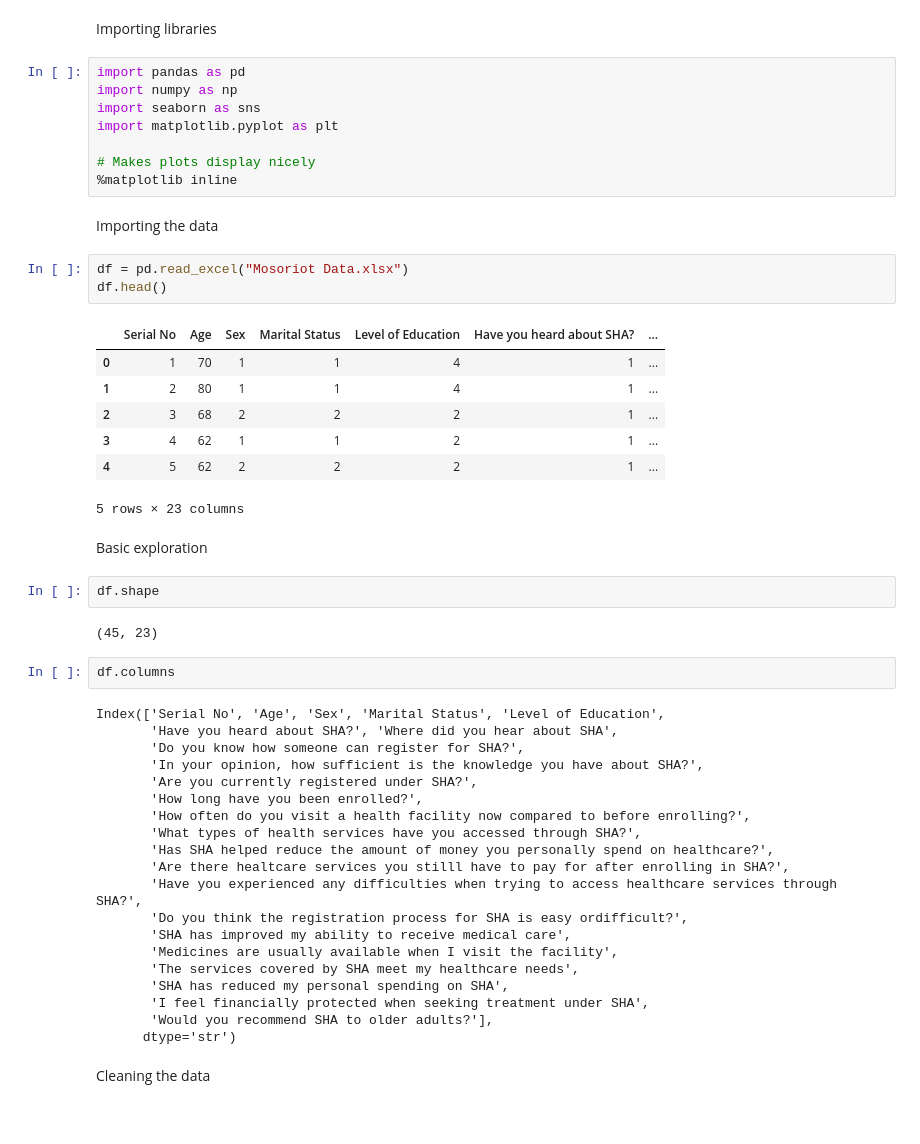
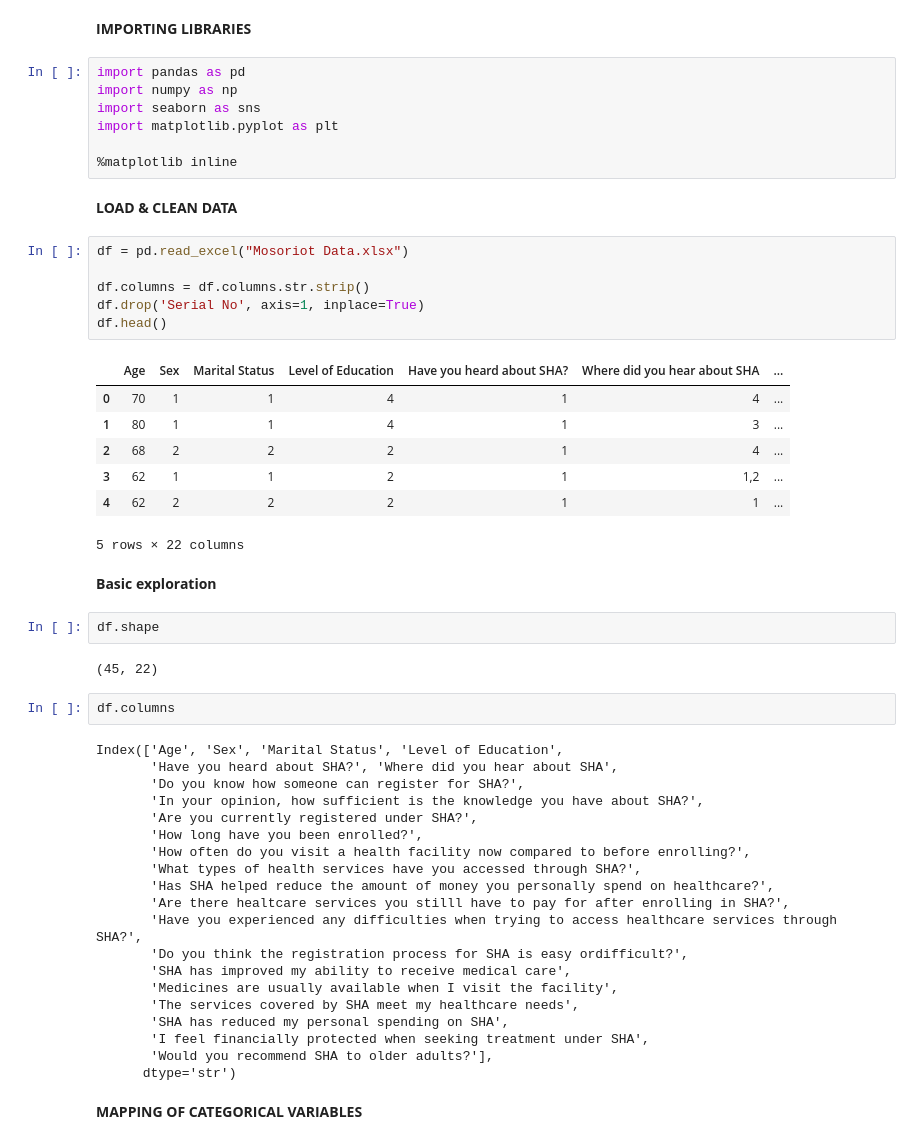
Before and after one commit to DennoCheru/Mosoriot, a Jupyter notebook: Mosoriot.ipynb, the cells around one changed output. Drawn from its saved outputs; the diff is of its cells as text.

```diff
--- a/Mosoriot.ipynb
+++ b/Mosoriot.ipynb
@@ -1,36 +1,38 @@
 # %% [markdown]
-Importing libraries
+**IMPORTING LIBRARIES**
 # %%
 import pandas as pd
 import numpy as np
 import seaborn as sns
 import matplotlib.pyplot as plt
 
-# Makes plots display nicely
 %matplotlib inline
 # %% [markdown]
-Importing the data
+**LOAD & CLEAN DATA**
 # %%
 df = pd.read_excel("Mosoriot Data.xlsx")
+
+df.columns = df.columns.str.strip()
+df.drop('Serial No', axis=1, inplace=True)
 df.head()
 # %% [output]
-|  | Serial No | Age | Sex | Marital Status | Level of Education | Have you heard about SHA? | ... |
-| 0 | 1 | 70 | 1 | 1 | 4 | 1 | ... |
-| 1 | 2 | 80 | 1 | 1 | 4 | 1 | ... |
-| 2 | 3 | 68 | 2 | 2 | 2 | 1 | ... |
-| 3 | 4 | 62 | 1 | 1 | 2 | 1 | ... |
-| 4 | 5 | 62 | 2 | 2 | 2 | 1 | ... |
+|  | Age | Sex | Marital Status | Level of Education | Have you heard about SHA? | Where did you hear about SHA | ... |
+| 0 | 70 | 1 | 1 | 4 | 1 | 4 | ... |
+| 1 | 80 | 1 | 1 | 4 | 1 | 3 | ... |
+| 2 | 68 | 2 | 2 | 2 | 1 | 4 | ... |
+| 3 | 62 | 1 | 1 | 2 | 1 | 1,2 | ... |
+| 4 | 62 | 2 | 2 | 2 | 1 | 1 | ... |
-5 rows × 23 columns
+5 rows × 22 columns
 # %% [markdown]
-Basic exploration
+**Basic exploration**
 # %%
 df.shape
 # %% [output]
-(45, 23)
+(45, 22)
 # %%
 df.columns
 # %% [output]
-Index(['Serial No', 'Age', 'Sex', 'Marital Status', 'Level of Education',
+Index(['Age', 'Sex', 'Marital Status', 'Level of Education',
        'Have you heard about SHA?', 'Where did you hear about SHA',
        'Do you know how someone can register for SHA?',
        'In your opinion, how sufficient is the knowledge you have about SHA?',
@@ -50,4 +52,4 @@ Index(['Serial No', 'Age', 'Sex', 'Marital Status', 'Level of Education',
        'Would you recommend SHA to older adults?'],
       dtype='str')
 # %% [markdown]
-Cleaning the data
+**MAPPING OF CATEGORICAL VARIABLES**
```
Also changed, not shown: parts of 54 cells of this notebook.
